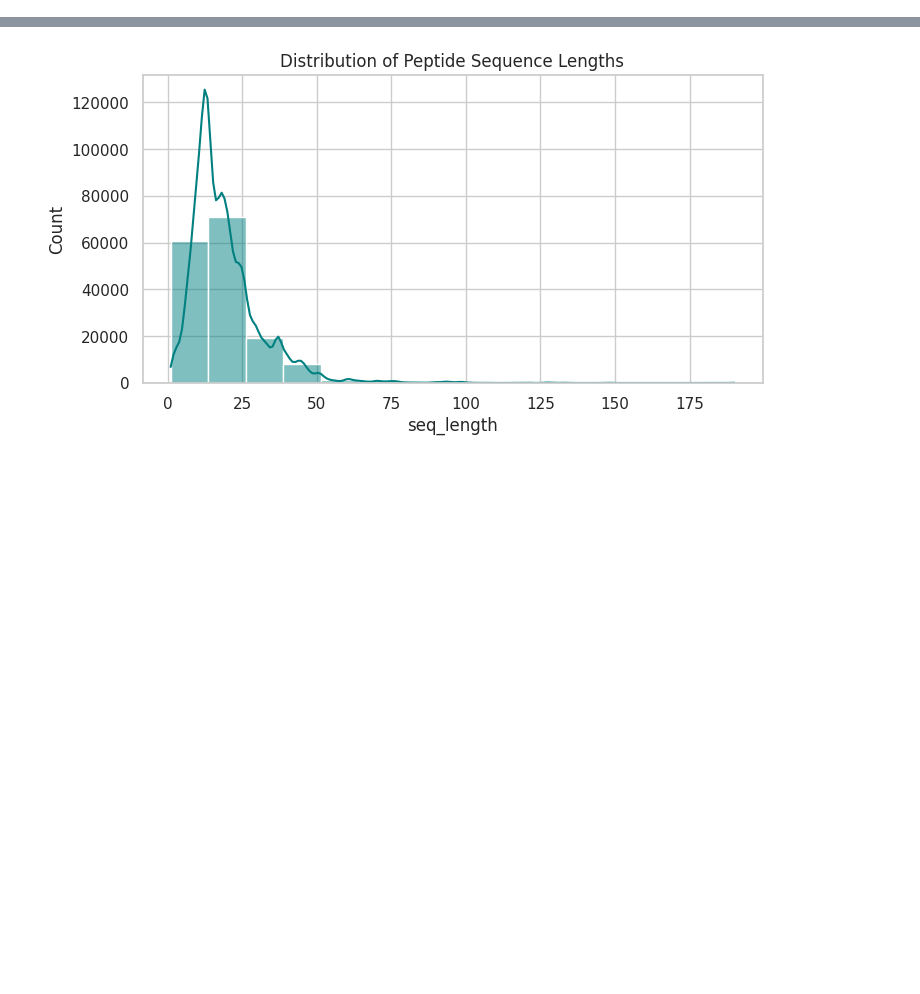
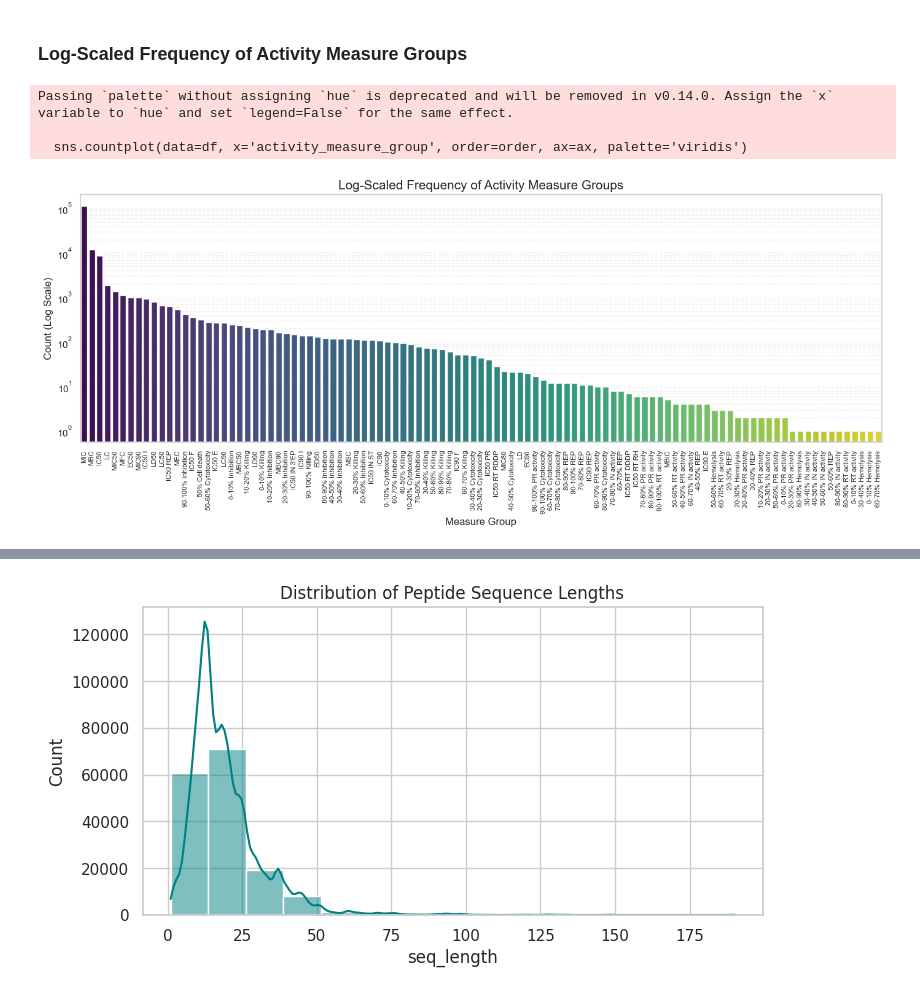
Before and after one commit to nmach22/amp-prediction, a Jupyter notebook: notebooks/01_eda/feature_analysis.ipynb, the cells around one changed output, grey strips where cells are left out. Cells and saved outputs as stored; diff of their text form; code cells hidden in the pictures; blank space fills up the shorter version.

```diff
--- a/notebooks/01_eda/feature_analysis.ipynb
+++ b/notebooks/01_eda/feature_analysis.ipynb
@@ -57,0 +55,30 @@ plt.show()
+# %% [markdown]
+### Log-Scaled Frequency of Activity Measure Groups
+# %%
+# Create the figure
+fig, ax = plt.subplots(figsize=(14, 6))
+
+# Sort data first to make the plot cleaner
+order = df['activity_measure_group'].value_counts().index
+
+sns.countplot(data=df, x='activity_measure_group', order=order, ax=ax, palette='viridis')
+
+# APPLY LOG SCALE FOR CLARITY
+ax.set_yscale("log")
+
+# Styling
+ax.set_title('Log-Scaled Frequency of Activity Measure Groups', fontsize=15)
+ax.set_xlabel('Measure Group', fontsize=12)
+ax.set_ylabel('Count (Log Scale)', fontsize=12)
+
+# Rotate labels because there are many categories
+plt.xticks(rotation=90, fontsize=8)
+plt.grid(axis='y', which="both", linestyle='--', alpha=0.3)
+
+plt.tight_layout()
+plt.show()
+# %% [output]
+Passing `palette` without assigning `hue` is deprecated and will be removed in v0.14.0. Assign the `x` variable to `hue` and set `legend=False` for the same effect.
+
+  sns.countplot(data=df, x='activity_measure_group', order=order, ax=ax, palette='viridis')
+[figure, added]
```
Also changed, not shown: parts of 15 cells of this notebook, 1 other file.
